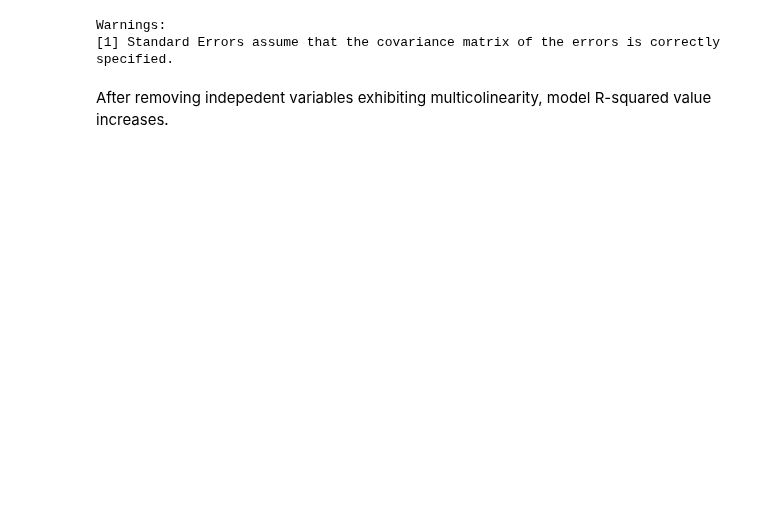
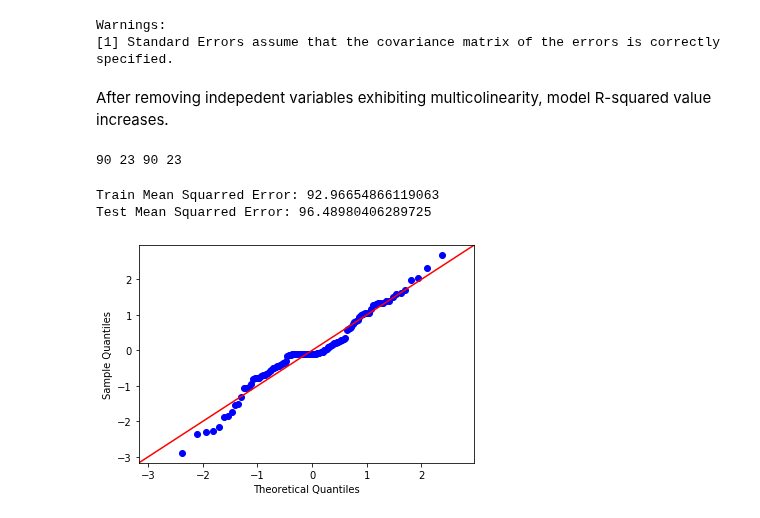
Before and after one commit to kbaranko/cats, a Jupyter notebook: More_data.ipynb, the cells around one changed output. Saved outputs shown, nothing was run; the diff lists cells and outputs as text; code cells hidden in the pictures; blank space fills up the shorter version.

```diff
--- a/More_data.ipynb
+++ b/More_data.ipynb
@@ -264,0 +281,4 @@ After removing indepedent variables exhibiting multicolinearity, model R-squared
+# %%
+print(len(X_train), len(X_test), len(y_train), len(y_test))
+# %% [output]
+90 23 90 23
@@ -264,0 +292,10 @@ After removing indepedent variables exhibiting multicolinearity, model R-squared
+# %%
+from sklearn.metrics import mean_squared_error
+
+train_mse = mean_squared_error(y_train, y_hat_train)
+test_mse = mean_squared_error(y_test, y_hat_test)
+print('Train Mean Squarred Error:', train_mse)
+print('Test Mean Squarred Error:', test_mse)
+# %% [output]
+Train Mean Squarred Error: 92.96654866119063
+Test Mean Squarred Error: 96.48980406289725
@@ -264,0 +304,4 @@ After removing indepedent variables exhibiting multicolinearity, model R-squared
+# %%
+fig = sm.graphics.qqplot(model.resid, dist=stats.norm, line='45', fit=True)
+# %% [output]
+[figure, added]
```
Also changed, not shown: parts of 9 cells of this notebook, 1 other file.
